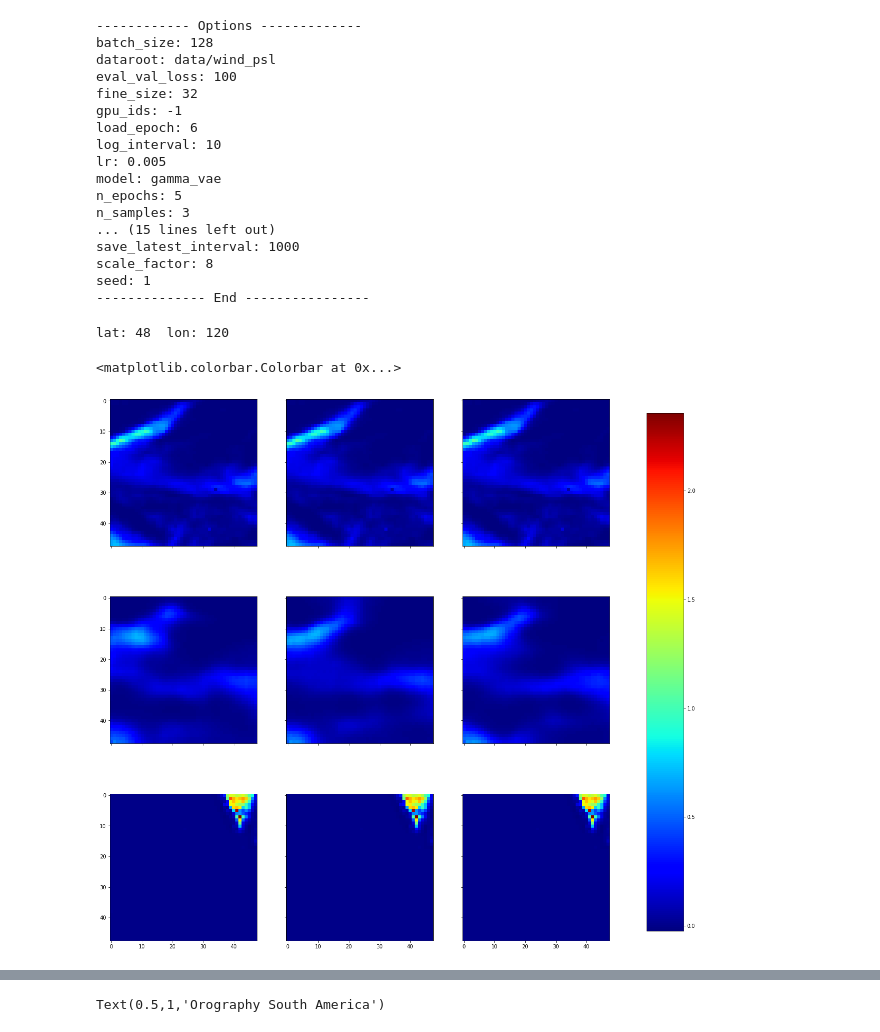
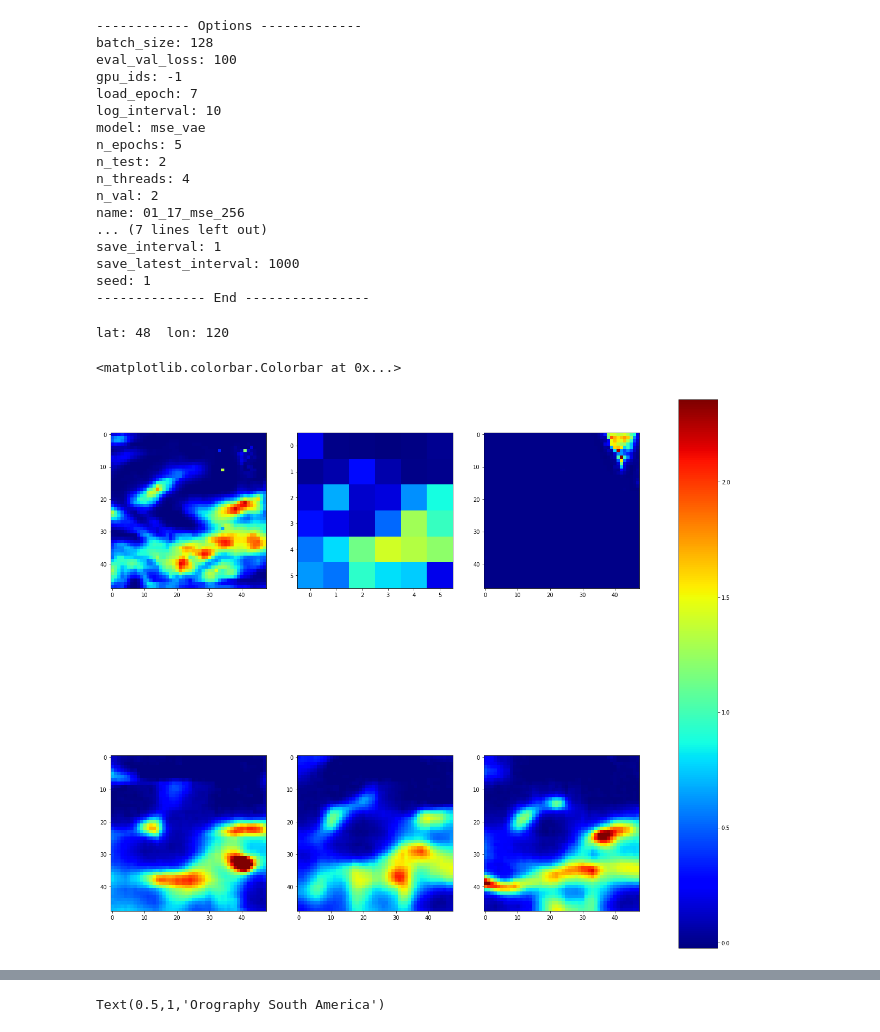
Before and after one commit to SimonTreu/sdvae, a Jupyter notebook: interactive_val.ipynb, the cells around one changed output, grey strips where cells are left out. Cells and saved outputs as stored; diff of their text form; code cells hidden in the pictures.

```diff
--- a/interactive_val.ipynb
+++ b/interactive_val.ipynb
@@ -17,29 +17,23 @@ from utils.upscale import Upscale
 # %%
 base_opt = BaseOptions()
 opt = base_opt.parse(args=['--batch_size', '128',
-                           '--dataroot', 'data/wind_psl',
-                           '--fine_size', '32',
                            '--gpu_ids', '-1',
-                           '--load_epoch', '6',
+                           '--load_epoch', '7',
                            '--log_interval', '10',
-                           '--lr', '0.005',
-                           '--model', 'gamma_vae',
+                           '--model', 'mse_vae',
                            '--n_epochs', '5',
-                           '--n_samples', '3',
                            '--n_test', '2',
                            '--n_threads', '4',
                            '--n_val', '2',
-                           '--name', '01_11_gamma_48_nz20_batch_s128',
+                           '--name', '01_17_mse_256',
                            '--nf_decoder', '16',
                            '--nf_encoder', '16',
                            '--no_dropout',
                            '--nz', '20',
                            '--phase', 'val',
                            '--plot_interval', '1000',
-                           '--results_dir', './results/',
                            '--save_interval', '1',
                            '--save_latest_interval', '1000',
-                           '--scale_factor', '8',
                            '--seed', '1'])
 device = torch.device("cuda" if len(opt.gpu_ids) > 0 else "cpu")
 upscaler = Upscale(size=opt.fine_size+2*opt.scale_factor, scale_factor=opt.scale_factor, device=device)
@@ -65,19 +59,19 @@ input_dataset = Dataset(os.path.join(opt.dataroot, 'dataset.nc4'), "r", format="
 # %% [output]
 ------------ Options -------------
 batch_size: 128
-dataroot: data/wind_psl
 eval_val_loss: 100
-fine_size: 32
 gpu_ids: -1
-load_epoch: 6
+load_epoch: 7
 log_interval: 10
-lr: 0.005
-model: gamma_vae
+model: mse_vae
 n_epochs: 5
-n_samples: 3
-... (15 lines left out)
+n_test: 2
+n_threads: 4
+n_val: 2
+name: 01_17_mse_256
+... (7 lines left out)
+save_interval: 1
 save_latest_interval: 1000
-scale_factor: 8
 seed: 1
 -------------- End ----------------
 # %%
@@ -107,7 +101,7 @@ psl = input_dataset['psl'][:, large_cell_lats, large_cell_lons]
 # %% [output]
 lat: 48  lon: 120
 # %%
-t = 2
+t = 8
 # create reconstructed image
 pr_tensor = torch.tensor(pr[t, :, :], dtype=torch.float32, device=device)
 orog_tensor = torch.tensor(orog[:],
@@ -124,26 +118,29 @@ coarse_psl = upscaler.upscale(psl_tensor).unsqueeze(0).unsqueeze(0)
 
 
 recon_list = []
+z_list = []
 for i in range(opt.n_samples):
     with torch.no_grad():
-        recon_list.append(model.decode(z=torch.randn(1, opt.nz, 1, 1, device=device),
+        z_list.append(torch.randn(1, opt.nz, 1, 1, device=device))
+        recon_list.append(model.decode(z=z_list[-1],
                                       coarse_pr=coarse_pr,coarse_uas=coarse_uas,
                                       coarse_vas=coarse_vas, orog=orog_tensor,
                                       coarse_psl=coarse_psl))
 # %%
-fig, axes = plt.subplots(3, opt.n_samples, sharex='col', sharey='row', figsize = (20, 20))
+fig, axes = plt.subplots(2, opt.n_samples, figsize = (20, 20))
 v_min = 0
-v_max = 20
+v_max = 5
+axes[0, 0].imshow(pr_tensor,cmap=plt.get_cmap('jet'), vmin=v_min, vmax=v_max)
+axes[0, 1].imshow(coarse_pr[0,0,:,:],cmap=plt.get_cmap('jet'), vmin=v_min, vmax=v_max)
+im = axes[0, 2].imshow(orog_tensor[0,0,:,:],cmap=plt.get_cmap('jet'))
 for i in range(opt.n_samples):
-    axes[0, i].imshow(pr_tensor,
-                              cmap=plt.get_cmap('jet'), vmin=v_min, vmax=v_max)
-    axes[1, i].imshow((recon_list[i]['p']*recon_list[i]['alpha']*recon_list[i]['beta'])[0,0,:,:],
+
+    axes[1, i].imshow((recon_list[i])[0,0,:,:],
                       cmap=plt.get_cmap('jet'), vmin=v_min, vmax=v_max)
-    im = axes[2, i].imshow(orog_tensor[0,0,:,:],
-                      cmap=plt.get_cmap('jet'))
+
 fig.subplots_adjust(right=0.8)
 cbar_ax = fig.add_axes([0.85, 0.15, 0.05, 0.7])
 fig.colorbar(im, cax=cbar_ax)
 # %% [output]
 <matplotlib.colorbar.Colorbar at 0x...>
-[figure, old version]
+[figure, new version]
```
Also changed, not shown: parts of 3 cells of this notebook, 5 other files.
